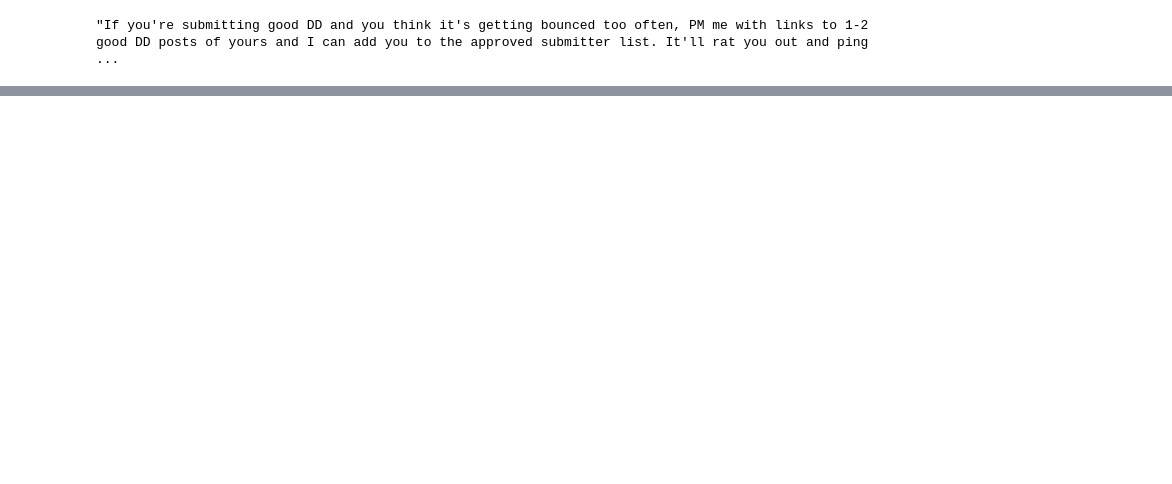
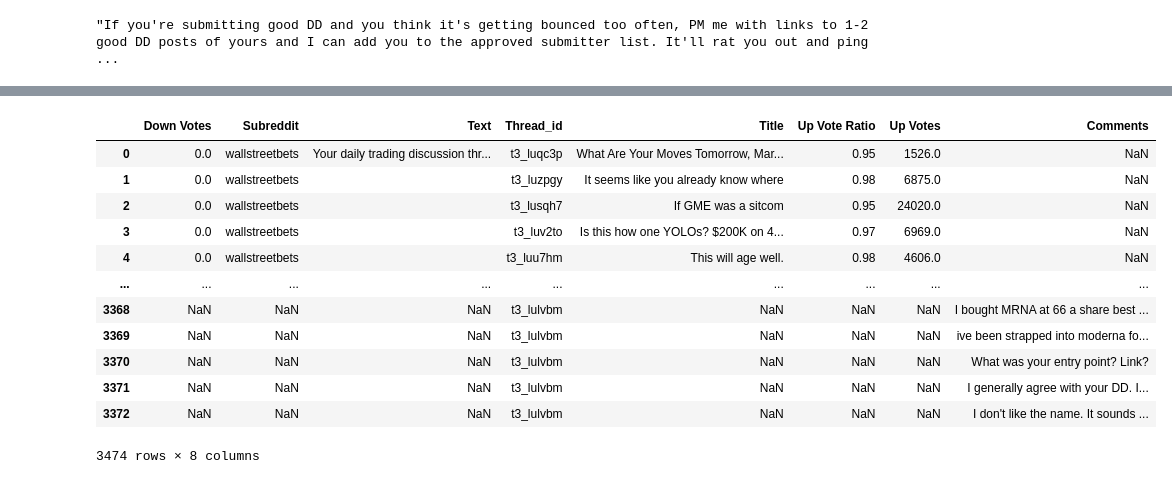
Before and after one commit to JNorman97/Reddit-Trending-NLP, a Jupyter notebook: reddit_main.ipynb, the cells around one changed output, grey strips where cells are left out. Cells and saved outputs as stored; diff of their text form; code cells hidden in the pictures; blank space fills up the shorter version.

Commit message:
Reddit API comments on /r/wallstreetbets

```diff
--- a/reddit_main.ipynb
+++ b/reddit_main.ipynb
@@ -182,13 +203,13 @@ trending_posts_comments.json()[1]["data"]["children"][0]["data"]["body"]
 # %%
 # Looking at subreddit comments
-# comments_df = pd.DataFrame()
-# subreddit = "wallstreetbets"
-# for article_id in stocks_df["Thread_id"]:
-#     trending_posts_comments = requests.get(f"https://oauth.reddit.com/r/{subreddit}/comments/{article_id[3:]}",
-#                                        headers=headers,
-#                                        params={"limit":100, "depth":5})
-#     for comments in trending_posts_comments.json()[1]["data"]["children"]:
-#         comments_df = comments_df.append({
-#                                         "Thread_id": comments["data"]["parent_id"],
-#                                         "Comments": comments["data"]["body"]
-#                                         }, ignore_index=True)
+comments_df = pd.DataFrame()
+subreddit = "wallstreetbets"
+for article_id in stocks_df["Thread_id"]:
+    trending_posts_comments = requests.get(f"https://oauth.reddit.com/r/{subreddit}/comments/{article_id[3:]}",
+                                       headers=headers,
+                                       params={"limit":100, "depth":5})
+    for comments in trending_posts_comments.json()[1]["data"]["children"]:
+        comments_df = comments_df.append({
+                                        "Thread_id": comments["data"].get("parent_id"),
+                                        "Comments": comments["data"].get("body")
+                                        }, ignore_index=True)
@@ -239,0 +240,19 @@ dict_keys(['count', 'name', 'id', 'parent_id', 'depth', 'children'])
+# %%
+# Merging both dataframes using the Thread_id column
+test = pd.concat([stocks_df, comments_df])
+# %%
+test
+# %% [output]
+|  | Down Votes | Subreddit | Text | Thread_id | Title | Up Vote Ratio | Up Votes | Comments |
+| 0 | 0.0 | wallstreetbets | Your daily trading discussion thr... | t3_luqc3p | What Are Your Moves Tomorrow, Mar... | 0.95 | 1526.0 | NaN |
+| 1 | 0.0 | wallstreetbets |  | t3_luzpgy | It seems like you already know where | 0.98 | 6875.0 | NaN |
+| 2 | 0.0 | wallstreetbets |  | t3_lusqh7 | If GME was a sitcom | 0.95 | 24020.0 | NaN |
+| 3 | 0.0 | wallstreetbets |  | t3_luv2to | Is this how one YOLOs? $200K on 4... | 0.97 | 6969.0 | NaN |
+| 4 | 0.0 | wallstreetbets |  | t3_luu7hm | This will age well. | 0.98 | 4606.0 | NaN |
+| ... | ... | ... | ... | ... | ... | ... | ... | ... |
+| 3368 | NaN | NaN | NaN | t3_lulvbm | NaN | NaN | NaN | I bought MRNA at 66 a share best ... |
+| 3369 | NaN | NaN | NaN | t3_lulvbm | NaN | NaN | NaN | ive been strapped into moderna fo... |
+| 3370 | NaN | NaN | NaN | t3_lulvbm | NaN | NaN | NaN | What was your entry point? Link? |
+| 3371 | NaN | NaN | NaN | t3_lulvbm | NaN | NaN | NaN | I generally agree with your DD. I... |
+| 3372 | NaN | NaN | NaN | t3_lulvbm | NaN | NaN | NaN | I don't like the name. It sounds ... |
+3474 rows × 8 columns
```
Also changed, not shown: parts of 11 cells of this notebook.
